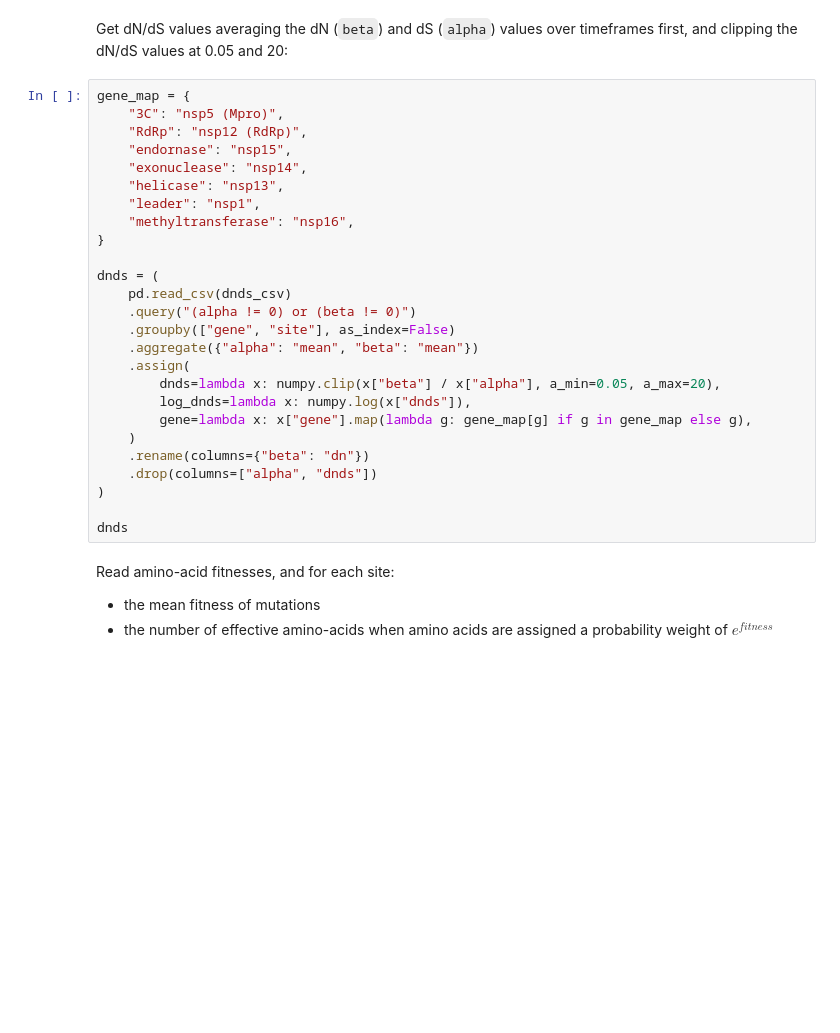
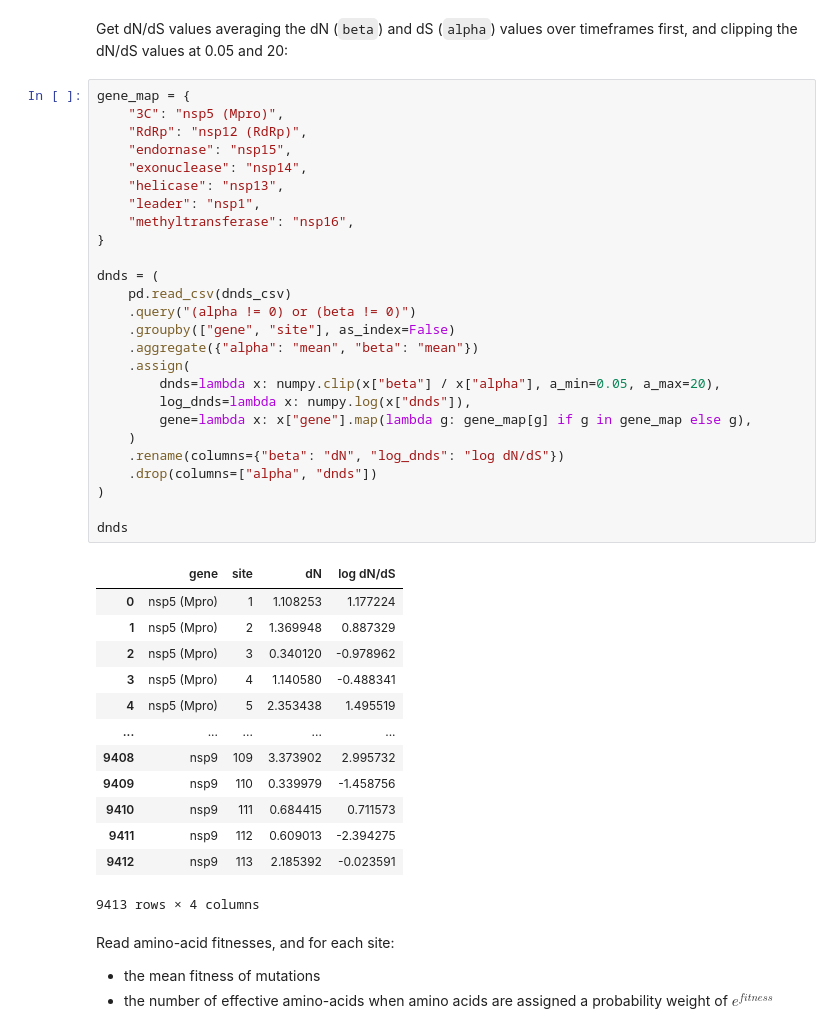
Before and after one commit to jbloomlab/SARS2-mut-fitness, a Jupyter notebook: notebooks/analyze_dnds.py.ipynb, the cells around one changed output. Saved outputs shown, nothing was run; the diff lists cells and outputs as text; blank space fills up the shorter version.

```diff
--- a/notebooks/analyze_dnds.py.ipynb
+++ b/notebooks/analyze_dnds.py.ipynb
@@ -20,29 +24,43 @@ Get dN/dS values averaging the dN (`beta`) and dS (`alpha`) values over timefram
 # %%
 gene_map = {
     "3C": "nsp5 (Mpro)",
     "RdRp": "nsp12 (RdRp)",
     "endornase": "nsp15",
     "exonuclease": "nsp14",
     "helicase": "nsp13",
     "leader": "nsp1",
     "methyltransferase": "nsp16",
 }
 
 dnds = (
     pd.read_csv(dnds_csv)
     .query("(alpha != 0) or (beta != 0)")
     .groupby(["gene", "site"], as_index=False)
     .aggregate({"alpha": "mean", "beta": "mean"})
     .assign(
         dnds=lambda x: numpy.clip(x["beta"] / x["alpha"], a_min=0.05, a_max=20),
         log_dnds=lambda x: numpy.log(x["dnds"]),
         gene=lambda x: x["gene"].map(lambda g: gene_map[g] if g in gene_map else g),
     )
-    .rename(columns={"beta": "dn"})
+    .rename(columns={"beta": "dN", "log_dnds": "log dN/dS"})
     .drop(columns=["alpha", "dnds"])
 )
 
 dnds
+# %% [output]
+|  | gene | site | dN | log dN/dS |
+| 0 | nsp5 (Mpro) | 1 | 1.108253 | 1.177224 |
+| 1 | nsp5 (Mpro) | 2 | 1.369948 | 0.887329 |
+| 2 | nsp5 (Mpro) | 3 | 0.340120 | -0.978962 |
+| 3 | nsp5 (Mpro) | 4 | 1.140580 | -0.488341 |
+| 4 | nsp5 (Mpro) | 5 | 2.353438 | 1.495519 |
+| ... | ... | ... | ... | ... |
+| 9408 | nsp9 | 109 | 3.373902 | 2.995732 |
+| 9409 | nsp9 | 110 | 0.339979 | -1.458756 |
+| 9410 | nsp9 | 111 | 0.684415 | 0.711573 |
+| 9411 | nsp9 | 112 | 0.609013 | -2.394275 |
+| 9412 | nsp9 | 113 | 2.185392 | -0.023591 |
+9413 rows × 4 columns
 # %% [markdown]
 Read amino-acid fitnesses, and for each site:
  - the mean fitness of mutations
```
Also changed, not shown: parts of 8 cells of this notebook.
